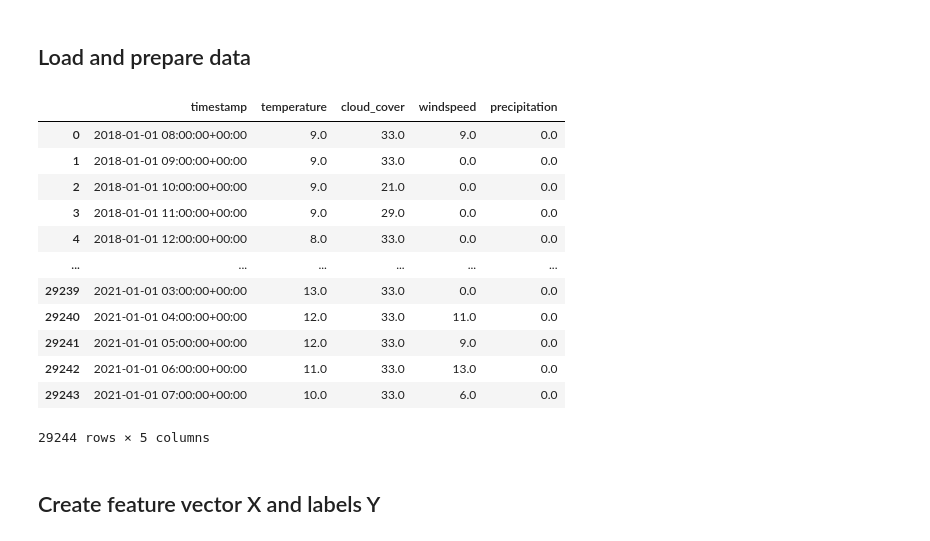
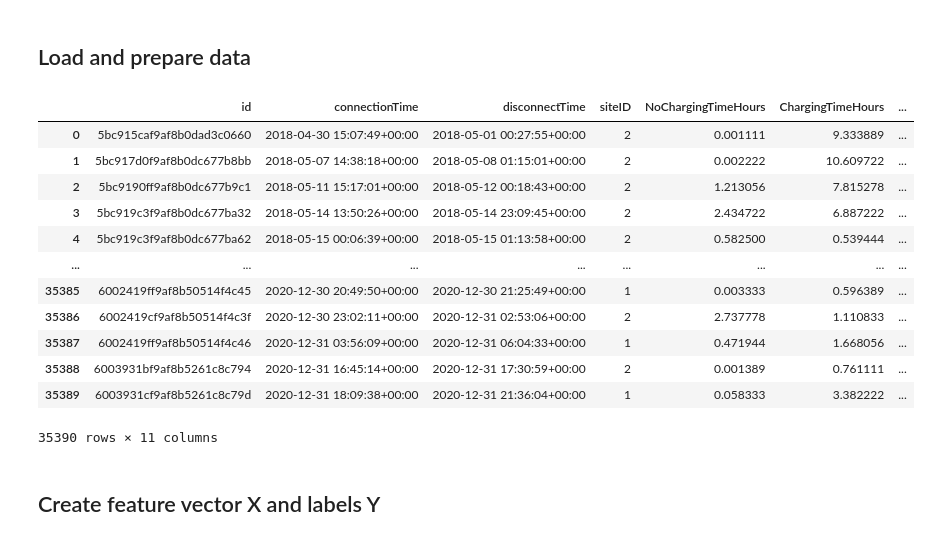
Before and after one commit to S0PEX/AA_Team_9_WS23, a Jupyter notebook: prediction_models.ipynb, the cells around one changed output. Cells and saved outputs as stored; diff of their text form; code cells hidden in the pictures.

```diff
--- a/prediction_models.ipynb
+++ b/prediction_models.ipynb
@@ -26,54 +26,63 @@ from sklearn.preprocessing import StandardScaler
 # %%
 # Load data
 charging_data = pd.read_pickle("data/charging_modified.pkl")
 weather_data = pd.read_csv("data/weather_modified.csv")
 
-# TODO: more filtering of features
 # drop not important columns in weather data
-weather_data.drop(columns = ["city", "cloud_cover_description", "pressure", "felt_temperature"], inplace = True)
+# TODO: what is this unnamed column here
+weather_data.drop(columns = ["city", "cloud_cover_description", "pressure", "felt_temperature", "Unnamed: 0"], inplace = True)
 weather_data["timestamp"] = pd.to_datetime(weather_data["timestamp"], utc = True).dt.floor(freq = "H")
 
+# change columns into value per hour for every session
+charging_data["kWhPerHour"] = charging_data["kWhDelivered"] / (charging_data["ChargingTimeHours"] + charging_data["NoChargingTimeHours"])
+charging_data["user_minutesAvailablePerHour"] = charging_data["user_minutesAvailable"] / (charging_data["ChargingTimeHours"] + charging_data["NoChargingTimeHours"])
+charging_data["user_milesRequestedPerHour"] = charging_data["user_milesRequested"] / (charging_data["ChargingTimeHours"] + charging_data["NoChargingTimeHours"])
+charging_data["user_kWhRequestedPerHour"] = charging_data["user_kWhRequested"] / (charging_data["ChargingTimeHours"] + charging_data["NoChargingTimeHours"])
+
 # drop not important columns in charging data
-charging_data.drop(columns = ["kWhPerMinute", "NoChargingTime", "user_kWhRequested", "user_modifiedAt", "doneChargingTime", "NoChargingTimeMinutes", "spaceID", "stationID",
-                              "user_userID", "ChargingTime", "user_paymentRequired_values"], inplace = True)
+charging_data.drop(columns = ["kWhDelivered", "kWhPerMinute", "NoChargingTime", "user_modifiedAt", "doneChargingTime", "NoChargingTimeMinutes", "userRegistered",
+                              "spaceID", "stationID", "ChargingTime", "user_paymentRequired_values", "user_requestedDeparture", "userID", "ChargingTimeMinutes",
+                              "user_kWhRequestFulfilment", "user_kWhRequested", "user_milesRequested", "user_minutesAvailable", "month", "weekday"], inplace = True)
 
 # Delete rows with null values
 charging_data = charging_data.dropna()
 
 # delete duplicate row index
 charging_data.reset_index(drop = True, inplace = True)
 
 charging_data = charging_data.astype({
-    "kWhDelivered": "int64",
-    "ChargingTimeMinutes": "int64",
-    "user_minutesAvailable": "int64",
-    "user_milesRequested": "int64",
+    "kWhPerHour": "float",
+    "NoChargingTimeHours": "float",
+    "ChargingTimeHours": "float",
+    "user_kWhRequestedPerHour": "float",
+    "user_minutesAvailablePerHour": "float",
+    "user_milesRequestedPerHour": "float",
     "user_WhPerMile": "int64",
     "siteID": "int64"
 })
 
 weather_data.astype({
     "temperature": "float",
     "cloud_cover": "float",
     "windspeed": "float",
     "precipitation": "float"
 })
 
-# check user_paymentRequired_values again
+charging_data
 # %% [output]
-|  | timestamp | temperature | cloud_cover | windspeed | precipitation |
-| 0 | 2018-01-01 08:00:00+00:00 | 9.0 | 33.0 | 9.0 | 0.0 |
-| 1 | 2018-01-01 09:00:00+00:00 | 9.0 | 33.0 | 0.0 | 0.0 |
-| 2 | 2018-01-01 10:00:00+00:00 | 9.0 | 21.0 | 0.0 | 0.0 |
-| 3 | 2018-01-01 11:00:00+00:00 | 9.0 | 29.0 | 0.0 | 0.0 |
-| 4 | 2018-01-01 12:00:00+00:00 | 8.0 | 33.0 | 0.0 | 0.0 |
-| ... | ... | ... | ... | ... | ... |
-| 29239 | 2021-01-01 03:00:00+00:00 | 13.0 | 33.0 | 0.0 | 0.0 |
-| 29240 | 2021-01-01 04:00:00+00:00 | 12.0 | 33.0 | 11.0 | 0.0 |
-| 29241 | 2021-01-01 05:00:00+00:00 | 12.0 | 33.0 | 9.0 | 0.0 |
-| 29242 | 2021-01-01 06:00:00+00:00 | 11.0 | 33.0 | 13.0 | 0.0 |
-| 29243 | 2021-01-01 07:00:00+00:00 | 10.0 | 33.0 | 6.0 | 0.0 |
+|  | id | connectionTime | disconnectTime | siteID | NoChargingTimeHours | ChargingTimeHours | ... |
+| 0 | 5bc915caf9af8b0dad3c0660 | 2018-04-30 15:07:49+00:00 | 2018-05-01 00:27:55+00:00 | 2 | 0.001111 | 9.333889 | ... |
+| 1 | 5bc917d0f9af8b0dc677b8bb | 2018-05-07 14:38:18+00:00 | 2018-05-08 01:15:01+00:00 | 2 | 0.002222 | 10.609722 | ... |
+| 2 | 5bc9190ff9af8b0dc677b9c1 | 2018-05-11 15:17:01+00:00 | 2018-05-12 00:18:43+00:00 | 2 | 1.213056 | 7.815278 | ... |
+| 3 | 5bc919c3f9af8b0dc677ba32 | 2018-05-14 13:50:26+00:00 | 2018-05-14 23:09:45+00:00 | 2 | 2.434722 | 6.887222 | ... |
+| 4 | 5bc919c3f9af8b0dc677ba62 | 2018-05-15 00:06:39+00:00 | 2018-05-15 01:13:58+00:00 | 2 | 0.582500 | 0.539444 | ... |
+| ... | ... | ... | ... | ... | ... | ... | ... |
+| 35385 | 6002419ff9af8b50514f4c45 | 2020-12-30 20:49:50+00:00 | 2020-12-30 21:25:49+00:00 | 1 | 0.003333 | 0.596389 | ... |
+| 35386 | 6002419cf9af8b50514f4c3f | 2020-12-30 23:02:11+00:00 | 2020-12-31 02:53:06+00:00 | 2 | 2.737778 | 1.110833 | ... |
+| 35387 | 6002419ff9af8b50514f4c46 | 2020-12-31 03:56:09+00:00 | 2020-12-31 06:04:33+00:00 | 1 | 0.471944 | 1.668056 | ... |
+| 35388 | 6003931bf9af8b5261c8c794 | 2020-12-31 16:45:14+00:00 | 2020-12-31 17:30:59+00:00 | 2 | 0.001389 | 0.761111 | ... |
+| 35389 | 6003931cf9af8b5261c8c79d | 2020-12-31 18:09:38+00:00 | 2020-12-31 21:36:04+00:00 | 1 | 0.058333 | 3.382222 | ... |
-29244 rows × 5 columns
+35390 rows × 11 columns
 # %% [markdown]
 ## Create feature vector X and labels Y
 # %%
```
Also changed, not shown: parts of 19 cells of this notebook.
